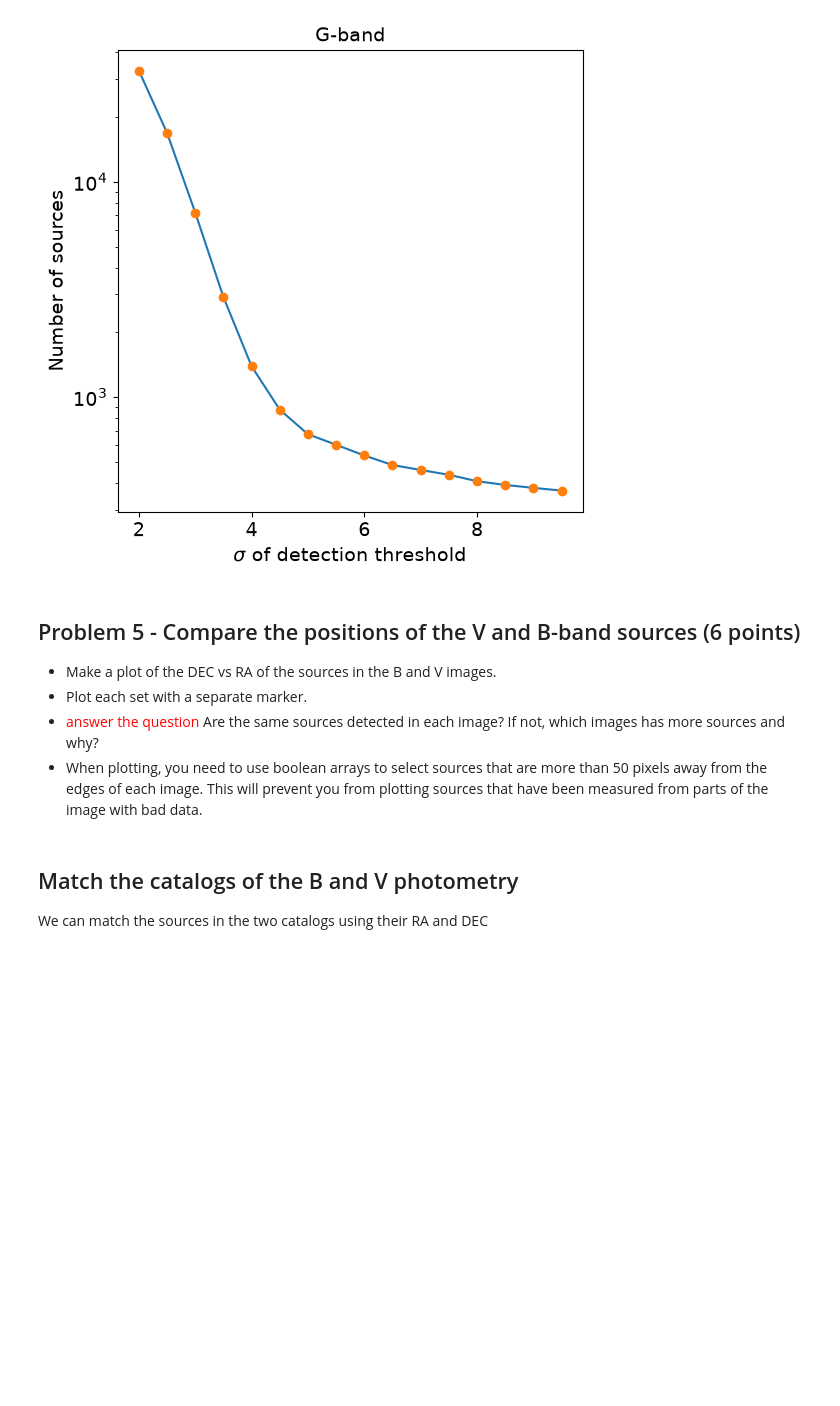
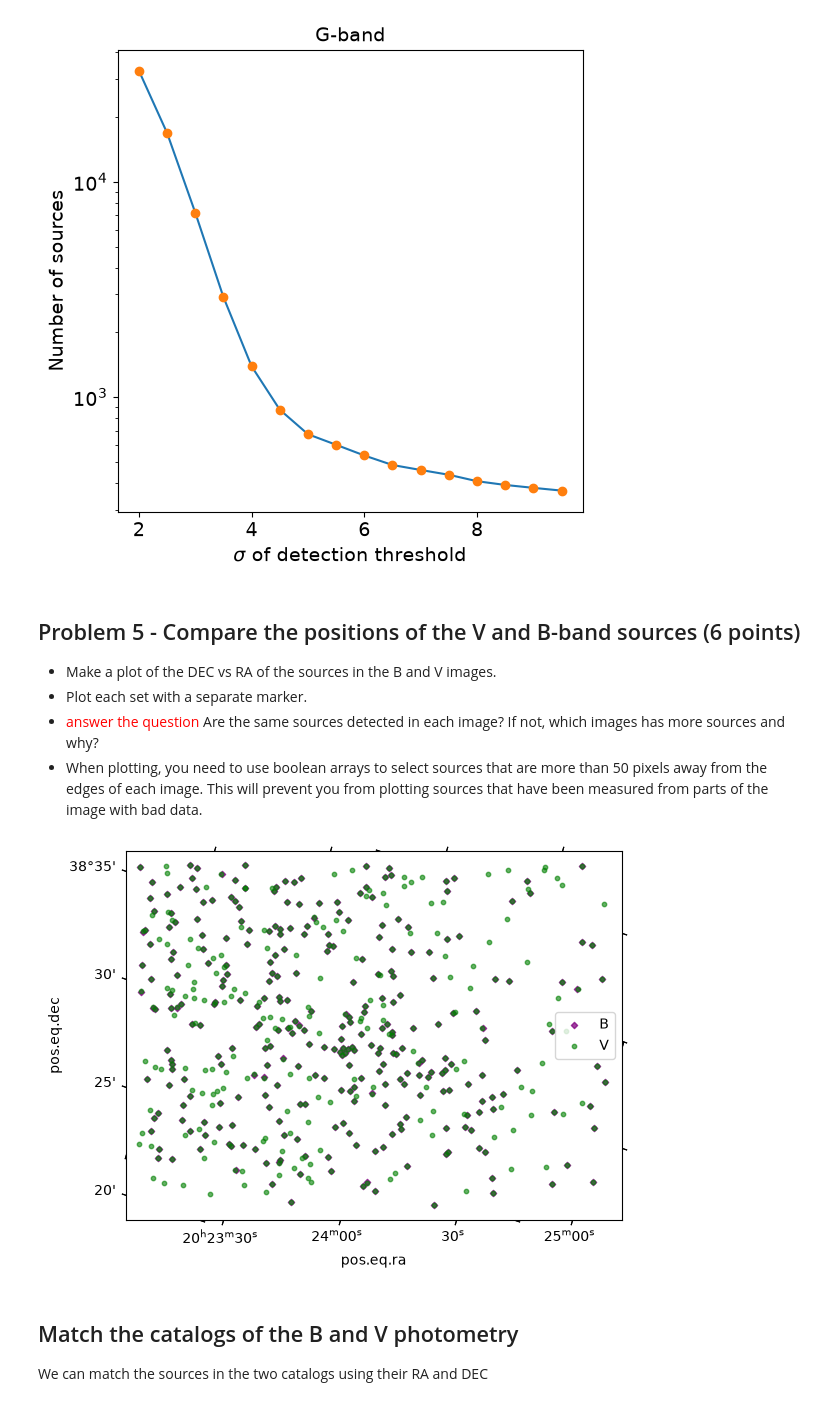
Before and after one commit to terrymechem/Reductionproject_student, a Jupyter notebook: cluster_photometry_student.ipynb, the cells around one changed output. Cells and saved outputs as stored; diff of their text form; code cells hidden in the pictures; blank space fills up the shorter version.

```diff
--- a/cluster_photometry_student.ipynb
+++ b/cluster_photometry_student.ipynb
@@ -430,7 +436,7 @@ daofindB = DAOStarFinder(fwhm=fwhmB, threshold=6.*std_b)
 
 # detect sources, using the image - median, which subtracts the sky level from image,
 # assuming a sky that is constant across the iamge
-sources_b = daofind(data_b - median_b)
+sources_b = daofindB(data_b - median_b)
 
 # convert pixel locations of images to ra and dec using the image header
 wcs_b = WCS(header_b)
@@ -454,7 +460,7 @@ positionsB = np.transpose((sources_b['xcentroid'], sources_b['ycentroid']))
 aperturesB = CircularAperture(positionsB, r=15.)
 imdisplay(data_b)
 #plot the apertures.  the ';' at the end suppresses some messy output
-apertures.plot(color='blue', lw=1.5, alpha=0.5);
+aperturesB.plot(color='blue', lw=1.5, alpha=0.5);
 # %% [output]
 WARNING: FITSFixedWarning: 'datfix' made the change 'Set MJD-OBS to 60240.954399 from DATE-OBS'. [astropy.wcs.wcs]
 [figure]
@@ -608,3 +598,84 @@ plt.plot(,,'g.',mfc='None',markersize=10,label='V')
+# %%
+#*************************
+# make a plot of the RA and DEC of the sources in the B and V images
+
+#select sources away from image boundary in B- and V-band image
+
+#failed attempts at the cropping:
+# noedgeflag_1b = (positionsB>[50,50]) & (positionsB<[1336-50,1954-50])
+# noedgeflagb = np.empty((len(noedgeflag_1), 2))
+
+# for i in range(len(noedgeflag_1b)):
+#     if noedgeflag_1b[i, 0] == False:
+#         noedgeflagb[i] = [False, False]
+#     if noedgeflag_1b[i, 1] == False:
+#         noedgeflagb[i] = [False, False]
+#     else:
+#         noedgeflagb[i] = [True, True]
+# positionsB_noedge = positionsB[noedgeflagb==1]
+
+# noedgeflag_1g = (positionsG>[50,50]) & (positionsG<[1336-50,1954-50])
+# noedgeflagg = np.empty((len(noedgeflag_1g), 2))
+
+# for i in range(len(noedgeflag_1g)):
+#     if noedgeflag_1g[i, 0] == False:
+#         noedgeflagg[i] = [False, False]
+#     if noedgeflag_1g[i, 1] == False:
+#         noedgeflagg[i] = [False, False]
+#     else:
+#         noedgeflagg[i] = [True, True]
+# positionsG_noedge = positionsG[noedgeflagg==1]
+
+#iterating through each point and checking x and y,
+#if either is out of the range, it is flagged as false.
+#B and G need different flag arrays because they have different points
+noedgeflagb = np.empty((len(positionsB), 2))
+for i in range(len(positionsB)):
+    if ((positionsB[i,0]<50)or(positionsB[i,0]>(len(data_b[0])-50))):
+        noedgeflagb[i]=[False, False]
+    elif ((positionsB[i,1]<50)or(positionsB[i,1]>(len(data_b)-50))):
+        noedgeflagb[i]=[False, False]
+    else:
+        noedgeflagb[i]=[True, True]
+positionsB_noedge = positionsB[noedgeflagb==1]
+
+noedgeflagg = np.empty((len(positionsG), 2))
+for i in range(len(positionsG)):
+    if ((positionsG[i,0]<50)or(positionsG[i,0]>(len(data_g[0])-50))):
+        noedgeflagg[i]=[False, False]
+    elif ((positionsG[i,1]<50)or(positionsG[i,1]>(len(data_g)-50))):
+        noedgeflagg[i]=[False, False]
+    else:
+        noedgeflagg[i]=[True, True]
+positionsG_noedge = positionsG[noedgeflagg==1]
+
+
+#switching to ra-dec instead of pixels
+ax = plt.subplot(projection=target_wcs)
+
+# open a figure
+#not necessary
+
+# plot the positions of the B sources
+#plt.plot(positionsB[noedgeflag],,'ms',mfc='None',markersize=10,label='B', alpha=.5)
+#plt.plot(positionsB_noedge[:,0],positionsB_noedge[:,1],'ms',mfc='None',markersize=10,label='B', alpha=.5)
+ax.scatter(positionsB_noedge[0::2],positionsB_noedge[1::2],s=10,label='B', alpha=.75, color='purple', marker='D')
+
+# plot the positions of the V sources
+#plt.plot(,,'g.',mfc='None',markersize=10,label='V', alpha=.5)
+ax.scatter(positionsG_noedge[0::2],positionsG_noedge[1::2],s=10,label='V', alpha=.6, color='green')
+
+# add a legend
+ax.legend()
+# label your x axis
+# label your y axis
+#x and y labels are automatically set by the projection=target_wcs
+ax.set_xlim(0,1954)
+ax.set_ylim(0,1336)
+# save your plot
+plt.savefig('/home/s310m868/ASTR596/Data/photometry_b-and-g_ra-dec.png', dpi=400, bbox_inches='tight')
+# %% [output]
+[figure, added]
 # %% [markdown]
 ## Match the catalogs of the B and V photometry
 
```
Also changed, not shown: parts of 14 cells of this notebook.
